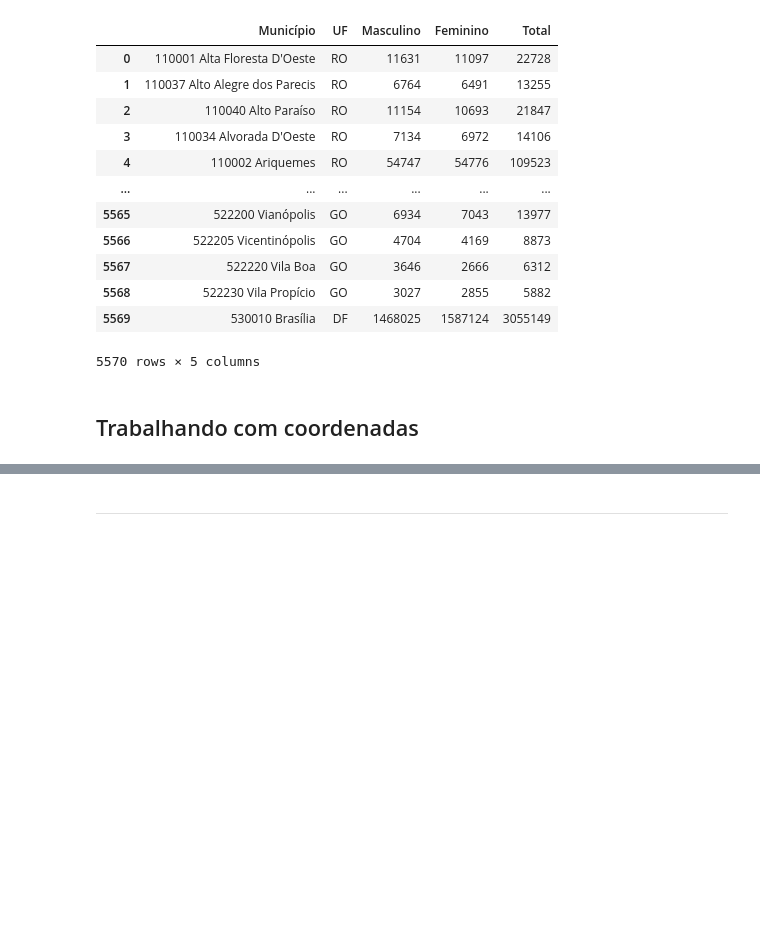
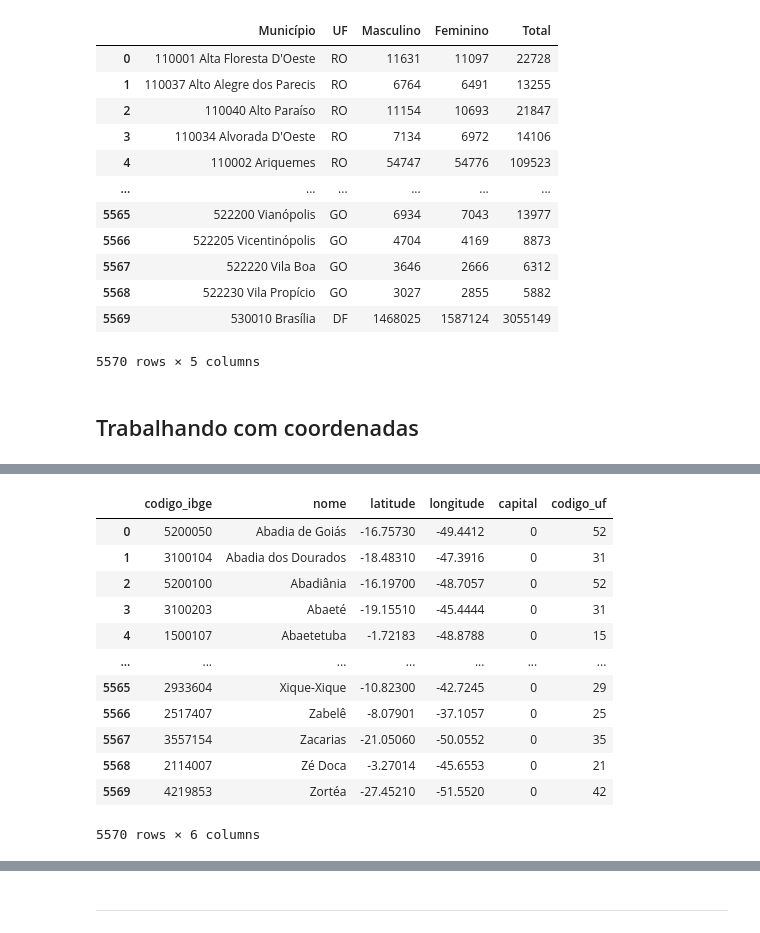
Before and after one commit to avellar1975/DataScience, a Jupyter notebook: jupyter_notebooks/estimativa_populacional_municipio.ipynb, the cells around one changed output, grey strips where cells are left out. Drawn from its saved outputs; the diff is of its cells as text; code cells hidden in the pictures; blank space fills up the shorter version.

```diff
--- a/jupyter_notebooks/estimativa_populacional_municipio.ipynb
+++ b/jupyter_notebooks/estimativa_populacional_municipio.ipynb
@@ -134,0 +118,17 @@ Mounted at /content/drive
+# %%
+coordenadas = pd.read_csv('https://raw.githubusercontent.com/avellar1975/DataScience/main/dados/coordenadas.csv', delimiter = ',')
+coordenadas
+# %% [output]
+|  | codigo_ibge | nome | latitude | longitude | capital | codigo_uf |
+| 0 | 5200050 | Abadia de Goiás | -16.75730 | -49.4412 | 0 | 52 |
+| 1 | 3100104 | Abadia dos Dourados | -18.48310 | -47.3916 | 0 | 31 |
+| 2 | 5200100 | Abadiânia | -16.19700 | -48.7057 | 0 | 52 |
+| 3 | 3100203 | Abaeté | -19.15510 | -45.4444 | 0 | 31 |
+| 4 | 1500107 | Abaetetuba | -1.72183 | -48.8788 | 0 | 15 |
+| ... | ... | ... | ... | ... | ... | ... |
+| 5565 | 2933604 | Xique-Xique | -10.82300 | -42.7245 | 0 | 29 |
+| 5566 | 2517407 | Zabelê | -8.07901 | -37.1057 | 0 | 25 |
+| 5567 | 3557154 | Zacarias | -21.05060 | -50.0552 | 0 | 35 |
+| 5568 | 2114007 | Zé Doca | -3.27014 | -45.6553 | 0 | 21 |
+| 5569 | 4219853 | Zortéa | -27.45210 | -51.5520 | 0 | 42 |
+5570 rows × 6 columns
```
Also changed, not shown: parts of 13 cells of this notebook.
